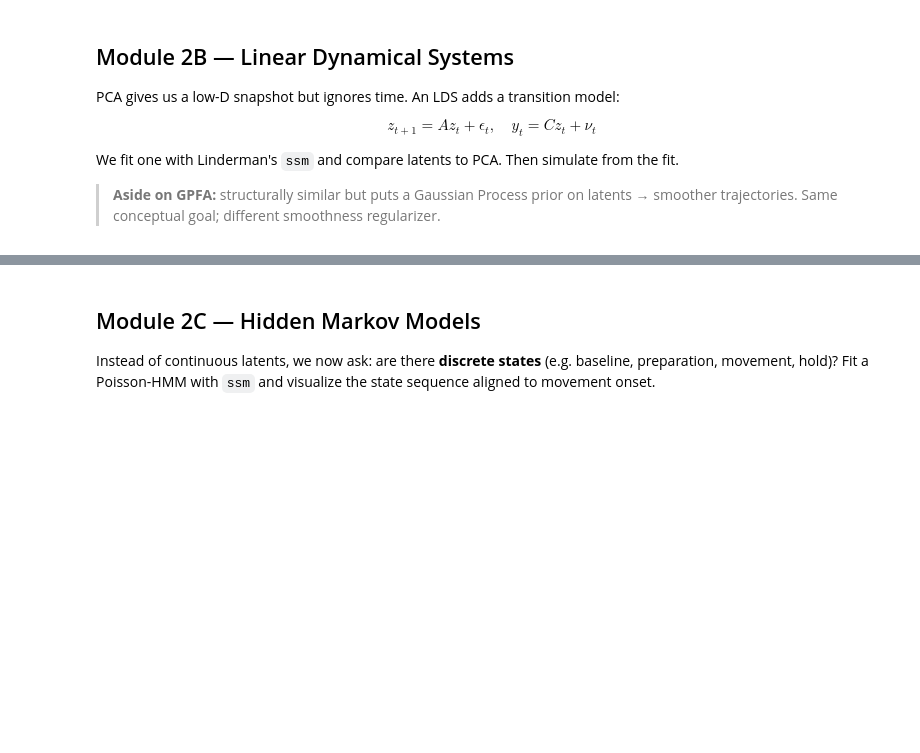
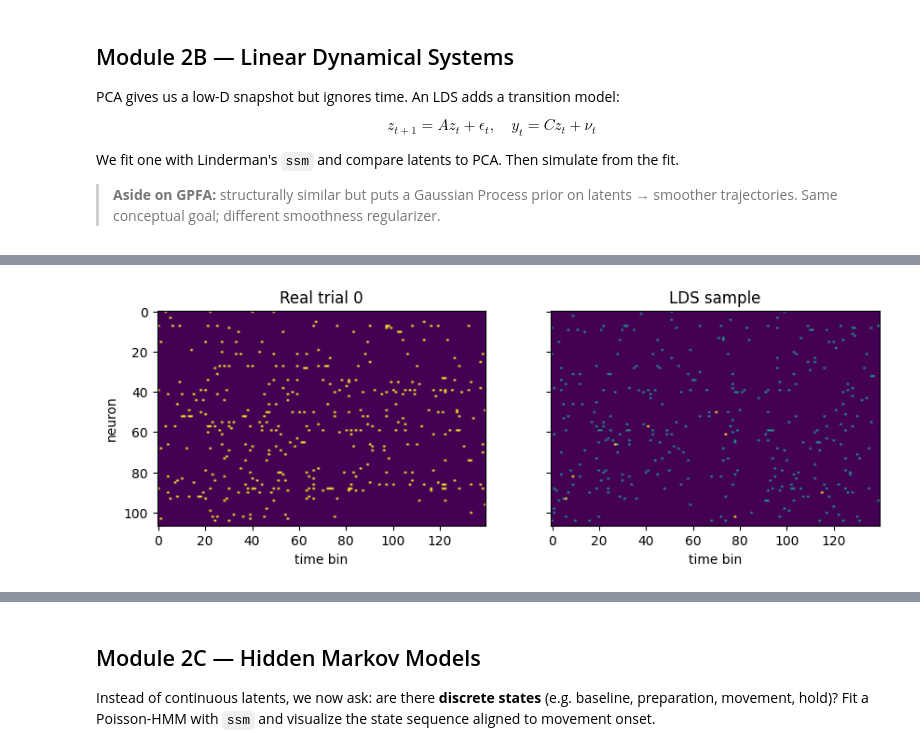
Before and after one commit to NeoNeuron/ccnss26-tutorials, a Jupyter notebook: solutions/session2_solutions.ipynb, the cells around one changed output, grey strips where cells are left out. Drawn from its saved outputs; the diff is of its cells as text; code cells hidden in the pictures; blank space fills up the shorter version.

```diff
--- a/solutions/session2_solutions.ipynb
+++ b/solutions/session2_solutions.ipynb
@@ -126,11 +149,13 @@ plt.suptitle("LDS latents (top 3 dims), trial-averaged per direction");
 # %%
 # EXERCISE: simulate from the fitted LDS and compare PSTH to the real data
-sim_y, sim_z = lds.sample(T=binned.shape[1])
+sim_z, sim_y = lds.sample(T=binned.shape[1])
 fig, axes = plt.subplots(1, 2, figsize=(10, 3), sharey=True)
 axes[0].imshow(binned[0].T, aspect="auto"); axes[0].set_title("Real trial 0")
 axes[1].imshow(sim_y.T, aspect="auto"); axes[1].set_title("LDS sample")
 for a in axes: a.set_xlabel("time bin")
 axes[0].set_ylabel("neuron");
+# %% [output]
+[figure, added]
 # %%
 # CUTTABLE: vary D, plot held-out log-likelihood
 train, test = trials[:80], trials[80:]
```
Also changed, not shown: parts of 20 cells of this notebook, 10 other files.
